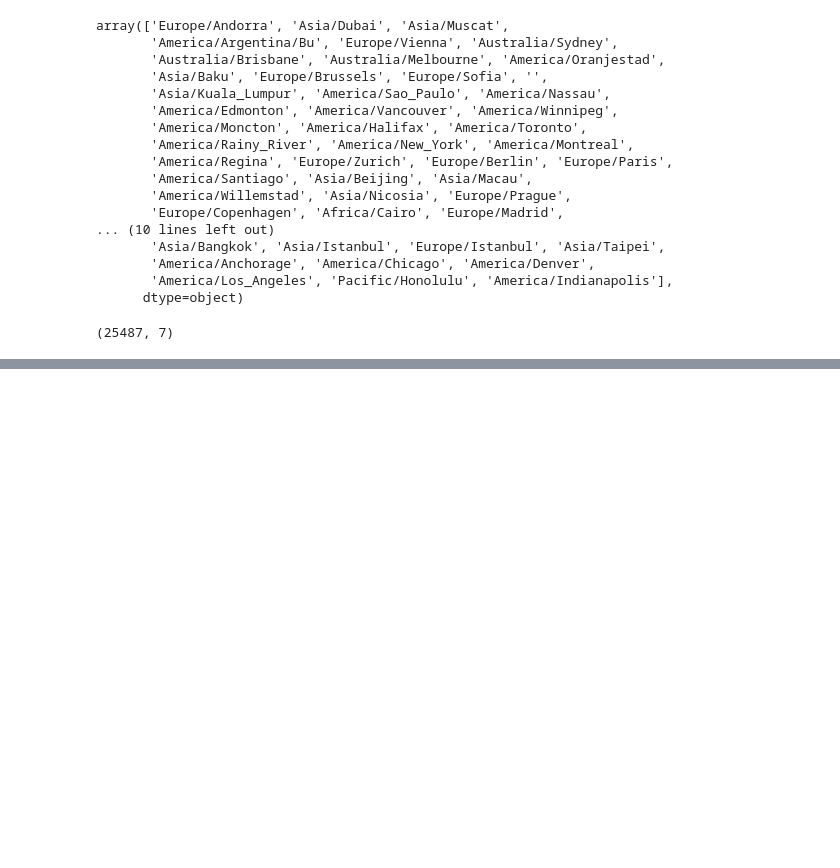
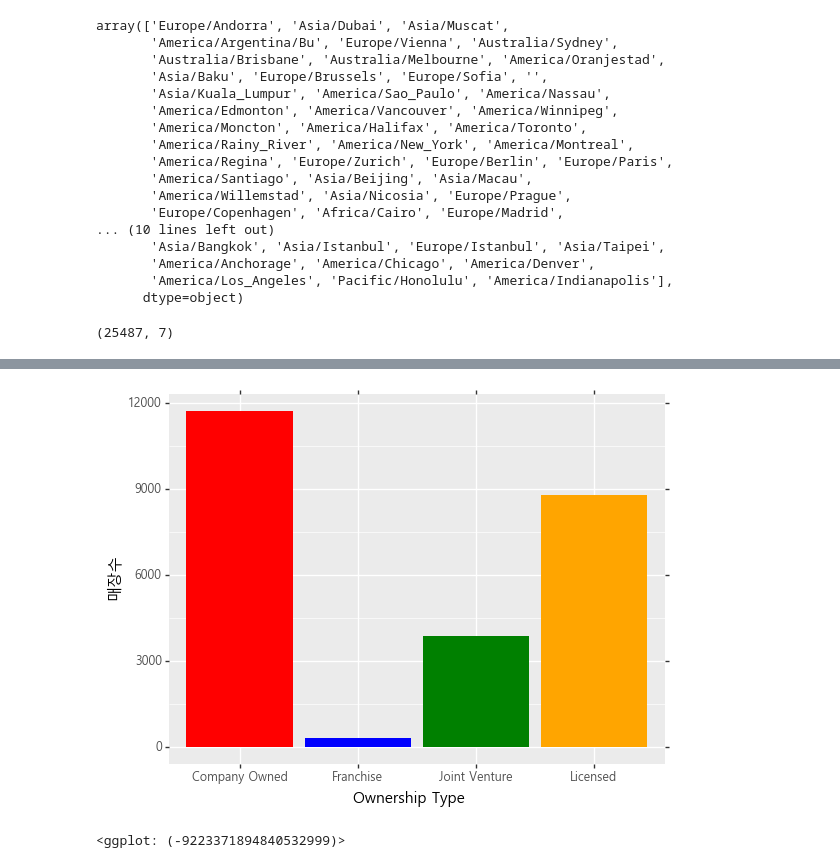
Before and after one commit to young-hun-jo/KaggleStruggle, a Jupyter notebook: starbucks_location/Starbucks_location_worldwide.ipynb, the cells around one changed output, grey strips where cells are left out. Drawn from its saved outputs; the diff is of its cells as text; code cells hidden in the pictures; blank space fills up the shorter version.

```diff
--- a/starbucks_location/Starbucks_location_worldwide.ipynb
+++ b/starbucks_location/Starbucks_location_worldwide.ipynb
@@ -219,0 +274,6 @@ KeyError: "None of [Index(['Europe', 'Andorra'], dtype='object')] are in the [in
+# %%
+# 새로운 데이터프레임 만들기
+ownership = pd.DataFrame(sb_df.groupby(['Ownership Type'])['Ownership Type'].count())
+ownership.columns = ['매장수']
+ownership = ownership.reset_index()
+ownership
@@ -219,0 +286,9 @@ KeyError: "None of [Index(['Europe', 'Andorra'], dtype='object')] are in the [in
+# %%
+(ggplot(ownership)
+ +aes(x='Ownership Type', y='매장수')
+ +geom_bar(stat='identity', position='dodge',fill=('red','blue','green','orange'))
+ +theme(text=element_text(family='Malgun Gothic'))
+)
+# %% [output]
+[figure, added]
+<ggplot: (-9223371894840532999)>
```
Also changed, not shown: parts of 14 cells of this notebook.
